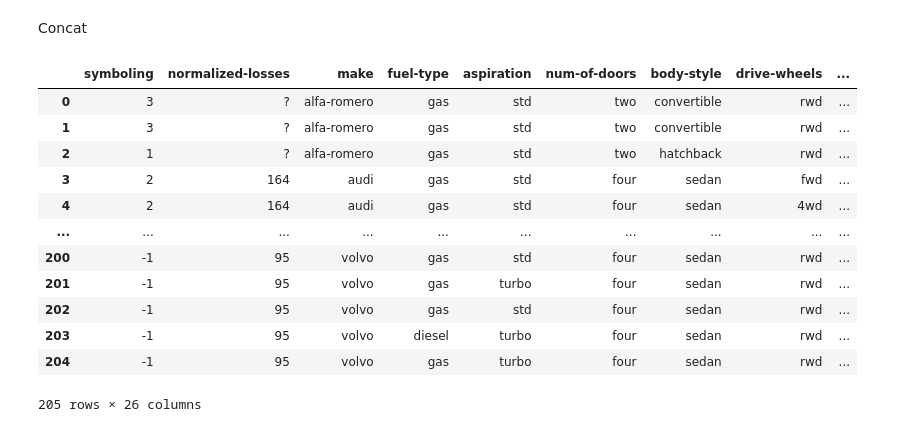
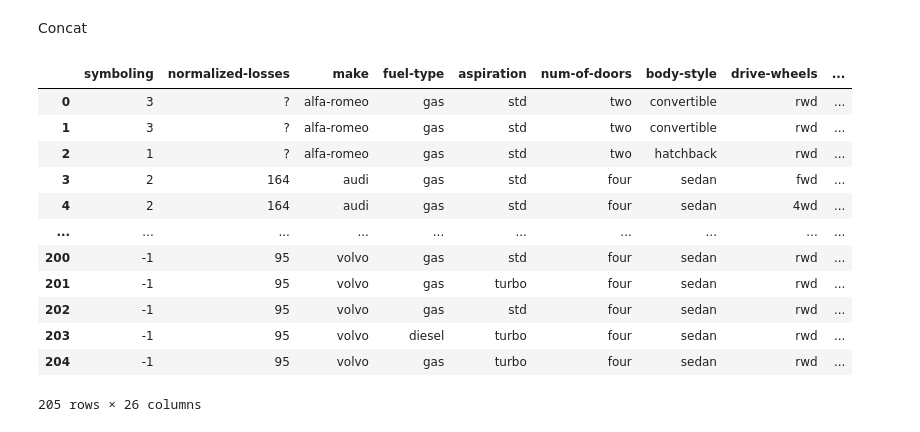
Before and after one commit to mhandihadjadene-blip/intial_commit, a Jupyter notebook: numpy-pandas-seaborn.ipynb, the cells around one changed output. Drawn from its saved outputs; the diff is of its cells as text; code cells hidden in the pictures.

```diff
--- a/numpy-pandas-seaborn.ipynb
+++ b/numpy-pandas-seaborn.ipynb
@@ -61,12 +62,13 @@ spotify.groupby(['album_type','track_name'])['total_time_played'].sum().reset_in
 Concat
 # %%
 cars = pd.read_csv('Automobile_data.csv')
+cars = cars.replace('alfa-romero','alfa-romeo')
 cars
 # %% [output]
 |  | symboling | normalized-losses | make | fuel-type | aspiration | num-of-doors | body-style | drive-wheels | ... |
-| 0 | 3 | ? | alfa-romero | gas | std | two | convertible | rwd | ... |
-| 1 | 3 | ? | alfa-romero | gas | std | two | convertible | rwd | ... |
-| 2 | 1 | ? | alfa-romero | gas | std | two | hatchback | rwd | ... |
+| 0 | 3 | ? | alfa-romeo | gas | std | two | convertible | rwd | ... |
+| 1 | 3 | ? | alfa-romeo | gas | std | two | convertible | rwd | ... |
+| 2 | 1 | ? | alfa-romeo | gas | std | two | hatchback | rwd | ... |
 | 3 | 2 | 164 | audi | gas | std | four | sedan | fwd | ... |
 | 4 | 2 | 164 | audi | gas | std | four | sedan | 4wd | ... |
 | ... | ... | ... | ... | ... | ... | ... | ... | ... | ... |
```
Also changed, not shown: parts of 4 cells of this notebook.
